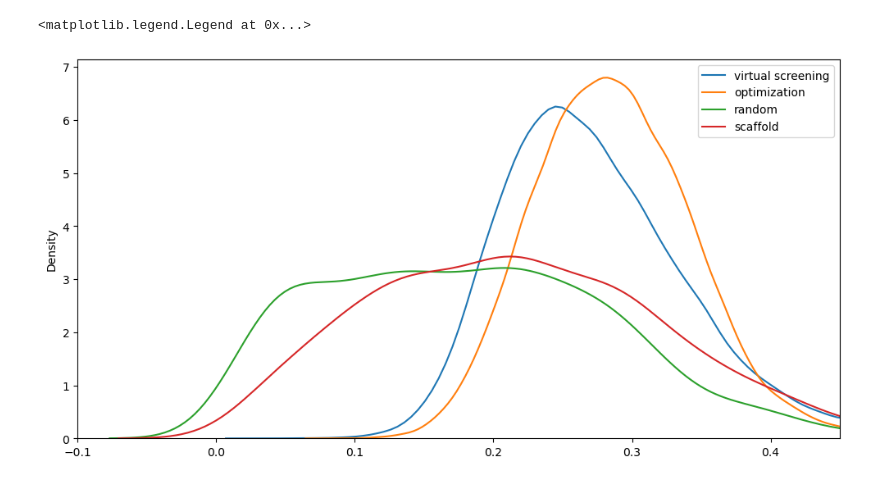
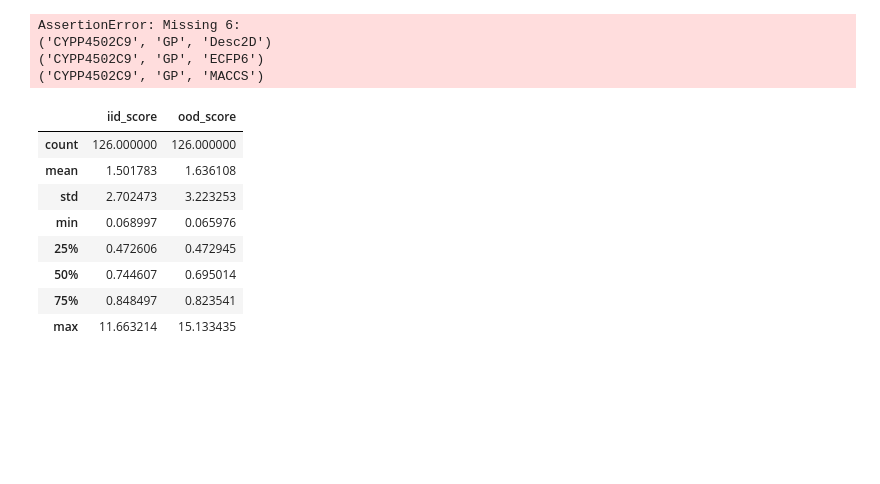
Before and after one commit to valence-labs/mood-experiments, a Jupyter notebook: notebooks/02. Gap between IID and OOD performance.ipynb, the cells around one changed output. Saved outputs shown, nothing was run; the diff lists cells and outputs as text; code cells hidden in the pictures; blank space fills up the shorter version.

```diff
--- a/notebooks/02. Gap between IID and OOD performance.ipynb
+++ b/notebooks/02. Gap between IID and OOD performance.ipynb
@@ -29,22 +17,43 @@ Done!
-# %%
-fig, ax = plt.subplots(figsize=(12, 6))
-sns.kdeplot(vs_dist, ax=ax, label="virtual screening")
-sns.kdeplot(op_dist,ax=ax, label="optimization")
-
-for seed in range(1):
-    X_train, X_test, _, _ = train_test_split(X, y, test_size=0.2, random_state=seed)
-    distances = compute_knn_distance(X_train, X_test)
-    sns.kdeplot(distances, ax=ax, label="random")
-
-    scaffold = np.array([dm.to_smiles(dm.to_scaffold_murcko(dm.to_mol(smi))) for smi in smiles])
-    splitter = PredefinedGroupShuffleSplit(scaffold, random_state=0)
-    train, test = next(splitter.split(X))
-    X_train, X_test = X[train], X[test]
-    distances = compute_knn_distance(X_train, X_test)
-    sns.kdeplot(distances, ax=ax, label="scaffold")
-
-ax.set_xlim(-0.1, 0.45)
-ax.legend()
-# %% [output]
-<matplotlib.legend.Legend at 0x...>
-[figure, removed]
+# %%
+SUBDIR = "20221123_NB02"
+# %%
+in_dir = dm.fs.join(DOWNSTREAM_RESULTS_DIR, "dataframes", SUBDIR)
+pattern = dm.fs.join(in_dir, "gap_*.csv")
+paths = dm.fs.glob(pattern)
+# %%
+def find_missing(paths, all_triplets):
+    triplets = []
+    for path in paths:
+        path = dm.fs.get_basename(path)
+        path = ".".join(path.split(".")[:-1])
+        triplet = tuple(path.split("_")[1:])
+        triplets.append(triplet)
+    missing = set(all_triplets) - set(triplets)
+
+    msg = f"Missing {len(missing)}:\n"
+    for m in sorted(missing):
+        msg += f"{m}\n"
+    return msg
+
+
+all_triplets = list(itertools.product(MOOD_DATASETS, SUPPORTED_BASELINES, MOOD_REPRESENTATIONS))
+assert list(all_triplets) == len(paths), find_missing(paths, all_triplets)
+# %% [output]
+AssertionError: Missing 6:
+('CYPP4502C9', 'GP', 'Desc2D')
+('CYPP4502C9', 'GP', 'ECFP6')
+('CYPP4502C9', 'GP', 'MACCS')
+# %%
+df_original = pd.concat([pd.read_csv(p) for p in tqdm.tqdm(paths)], ignore_index=True)
+# %%
+df_original[["iid_score", "ood_score"]].describe()
+# %% [output]
+|  | iid_score | ood_score |
+| count | 126.000000 | 126.000000 |
+| mean | 1.501783 | 1.636108 |
+| std | 2.702473 | 3.223253 |
+| min | 0.068997 | 0.065976 |
+| 25% | 0.472606 | 0.472945 |
+| 50% | 0.744607 | 0.695014 |
+| 75% | 0.848497 | 0.823541 |
+| max | 11.663214 | 15.133435 |
```
Also changed, not shown: parts of 9 cells of this notebook, 3 other files.
